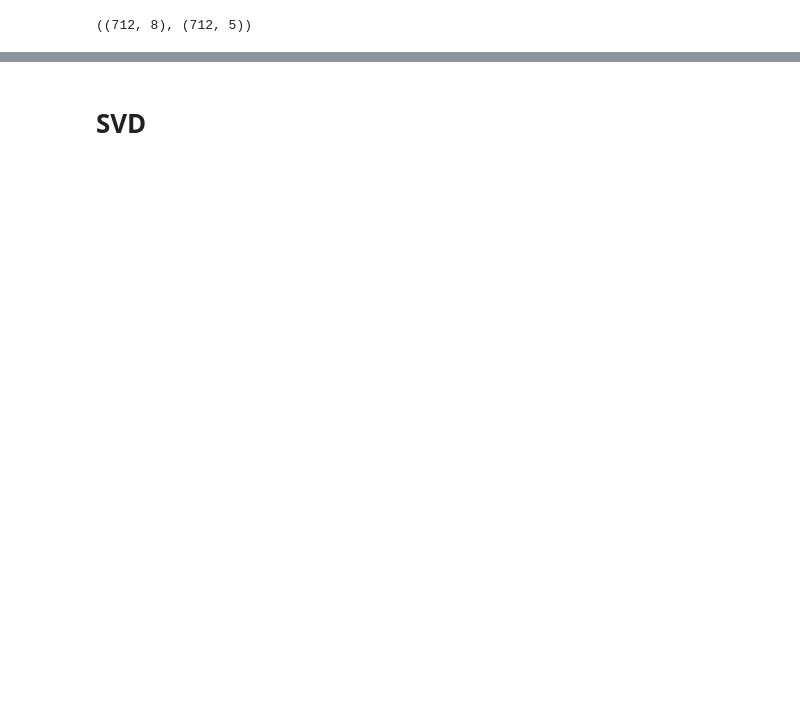
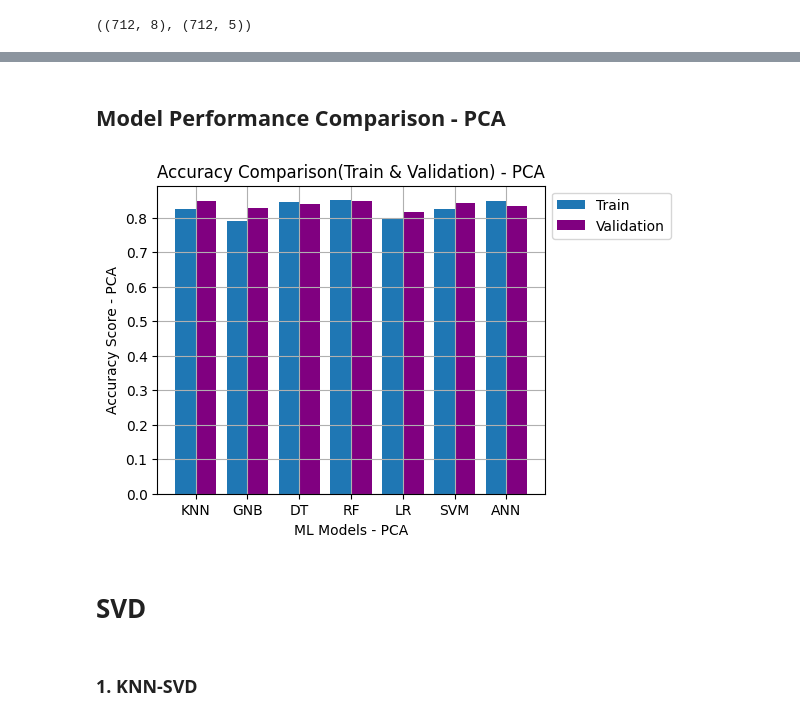
Before and after one commit to nilujafari/ML, a Jupyter notebook: titanic_survival/main.ipynb, the cells around one changed output, grey strips where cells are left out. Cells and saved outputs as stored; diff of their text form; code cells hidden in the pictures; blank space fills up the shorter version.

```diff
--- a/titanic_survival/main.ipynb
+++ b/titanic_survival/main.ipynb
@@ -592,0 +686,7 @@ X_test_pca = pca.transform(X_test)
+# %%
+rf = RandomForestClassifier(n_estimators=100, max_depth=5, max_features='sqrt')
+rf.fit(X_train_pca, y_train)
+y_pred_train_rf_pca = rf.predict(X_train_pca)
+y_pred_test_rf_pca = rf.predict(X_test_pca)
+
+accuracy_train_rf_pca, accuracy_test_rf_pca, precision_rf_pca, recall_rf_pca, f1_rf_pca = evaluation_metrics(y_train, y_pred_train_rf_pca, y_test, y_pred_test_rf_pca)
@@ -599,5 +719,5 @@ lr.fit(X_train_pca, y_train)
 y_pred_train_lr_pca = lr.predict(X_train_pca)
 y_pred_test_lr_pca = lr.predict(X_test_pca)
 
-accuracy_train_lr, accuracy_test_lr, precision_lr, recall_lr, f1_lr = evaluation_metrics(y_train, y_pred_train_lr_pca, y_test, y_pred_test_lr_pca)
+accuracy_train_lr_pca, accuracy_test_lr_pca, precision_lr_pca, recall_lr_pca, f1_lr_pca = evaluation_metrics(y_train, y_pred_train_lr_pca, y_test, y_pred_test_lr_pca)
 # %% [output]
@@ -622,0 +745,7 @@ weighted avg       0.81      0.82      0.81       179
+# %%
+svm = SVC(kernel='rbf', C=1, gamma='scale')
+svm.fit(X_train_pca, y_train)
+y_pred_train_svm_pca = svm.predict(X_train_pca)
+y_pred_test_svm_pca = svm.predict(X_test_pca)
+
+accuracy_train_svm_pca, accuracy_test_svm_pca, precision_svm_pca, recall_svm_pca, f1_svm_pca = evaluation_metrics(y_train, y_pred_train_svm_pca, y_test, y_pred_test_svm_pca)
@@ -622,0 +774,7 @@ weighted avg       0.81      0.82      0.81       179
+# %%
+mlp = MLPClassifier(hidden_layer_sizes=50, max_iter=600, activation='relu', solver='adam')
+mlp.fit(X_train_pca, y_train)
+y_pred_train_mlp_pca = mlp.predict(X_train_pca)
+y_pred_test_mlp_pca = mlp.predict(X_test_pca)
+
+accuracy_train_mlp_pca, accuracy_test_mlp_pca, precision_mlp_pca, recall_mlp_pca, f1_mlp_pca = evaluation_metrics(y_train, y_pred_train_mlp_pca, y_test, y_pred_test_mlp_pca)
@@ -656,3 +826,23 @@ weighted avg       0.84      0.84      0.83       179
+# %% [markdown]
+## Model Performance Comparison - PCA
+# %%
+models_pca = ['KNN', 'GNB', 'DT', 'RF', 'LR', 'SVM', 'ANN']
+accuracy_train_pca = [accuracy_train_knn_pca,accuracy_train_nb_pca,accuracy_train_dt_pca,accuracy_train_rf_pca,accuracy_train_lr_pca,accuracy_train_svm_pca,accuracy_train_mlp_pca]
+accuracy_test_pca = [accuracy_test_knn_pca,accuracy_test_nb_pca,accuracy_test_dt_pca,accuracy_test_rf_pca,accuracy_test_lr_pca,accuracy_test_svm_pca,accuracy_test_mlp_pca]
+
+plt.figure(figsize=(5,4))
+x = np.arange(len(models))
+plt.bar(x, accuracy_train, width=0.4, label="Train")
+plt.bar(x + 0.4, accuracy_test, width=0.4, label="Validation", color="purple")
+plt.xticks(x + 0.2, models)
+plt.legend(loc='upper left', bbox_to_anchor=(1,1))
+plt.title('Accuracy Comparison(Train & Validation) - PCA')
+plt.xlabel("ML Models - PCA")
+plt.ylabel('Accuracy Score - PCA')
+plt.grid()
+plt.show()
+# %% [output]
+[figure, added]
 # %% [markdown]
 # SVD
 # %%
@@ -662,3 +852,5 @@ svd = TruncatedSVD(n_components=5)
 
 X_train_svd = svd.fit_transform(X_train)
 X_test_svd = svd.transform(X_test)
+# %% [markdown]
+### 1. KNN-SVD
```
Also changed, not shown: parts of 74 cells of this notebook.
